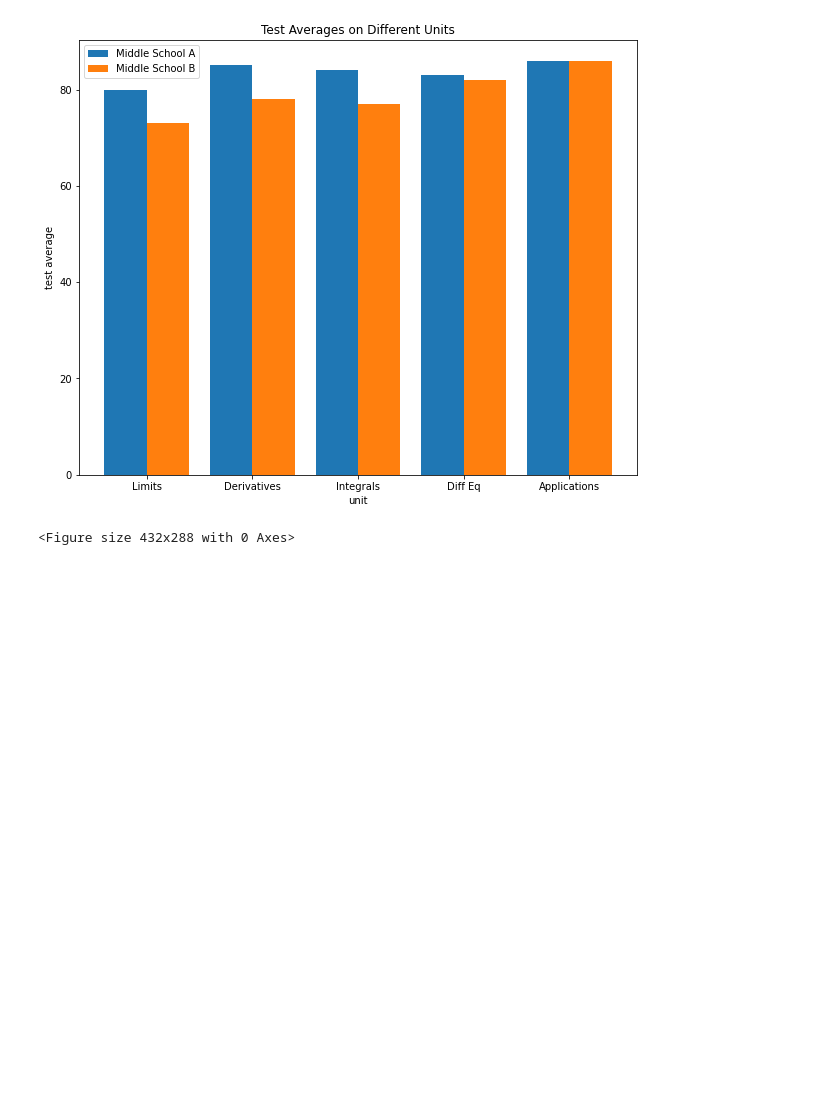
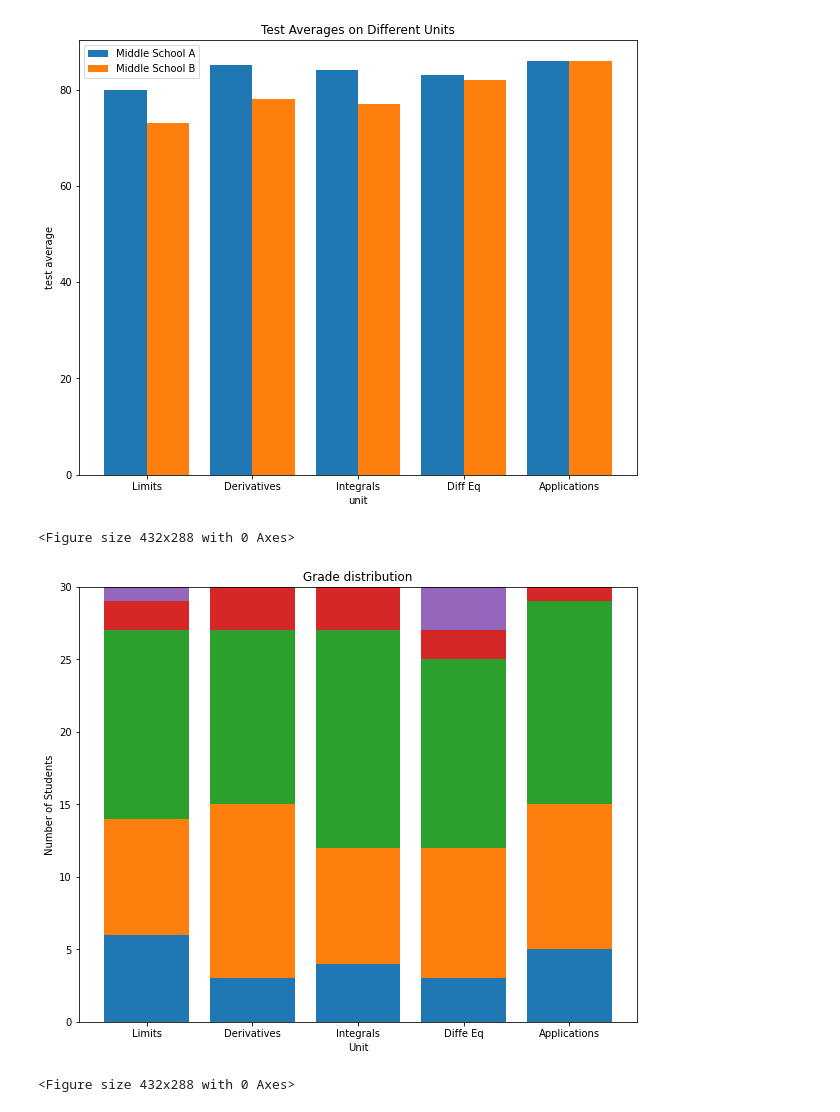
Before and after one commit to davidatoms/codecademy, a Jupyter notebook: graph_creation_matplotlib/graph_script_jn.ipynb, the cells around one changed output. Saved outputs shown, nothing was run; the diff lists cells and outputs as text; code cells hidden in the pictures; blank space fills up the shorter version.

Commit message:
Stacked bar chart

```diff
--- a/graph_creation_matplotlib/graph_script_jn.ipynb
+++ b/graph_creation_matplotlib/graph_script_jn.ipynb
@@ -58,3 +58,44 @@ plt.savefig("my_side_by_side.png")
 # %% [output]
 [figure]
 <Figure size 432x288 with 0 Axes>
+# %%
+# Stacked bar chart blocks
+unit_topics = ["Limits", "Derivatives", "Integrals", "Diffe Eq", "Applications"]
+
+# Grade data
+As = [6, 3, 4, 3, 5]
+Bs = [8, 12, 8, 9, 10]
+Cs = [13, 12, 15, 13, 14]
+Ds = [2, 3, 3, 2, 1]
+Fs = [1, 0, 0, 3, 0]
+
+# Range
+x = range(5)
+# %%
+# Setting the layers
+c_bottom = np.add(As, Bs)
+d_bottom = np.add(c_bottom, Cs)
+f_bottom = np.add(d_bottom, Ds)
+# %%
+# Create the figure
+plt.figure(figsize=(10, 8))
+plt.bar(x, As)
+plt.bar(x, Bs, bottom=As)
+plt.bar(x, Cs, bottom=c_bottom)
+plt.bar(x, Ds, bottom=d_bottom)
+plt.bar(x, Fs, bottom=f_bottom)
+
+ax = plt.subplot()
+ax.set_xticks(range(len(unit_topics)))
+ax.set_xticklabels(unit_topics)
+
+plt.title("Grade distribution")
+plt.xlabel("Unit")
+plt.ylabel("Number of Students")
+
+plt.show()
+
+plt.savefig("graphs/my_stacked_bar.png")
+# %% [output]
+[figure, added]
+<Figure size 432x288 with 0 Axes>
```
Also changed, not shown: 1 other file.
